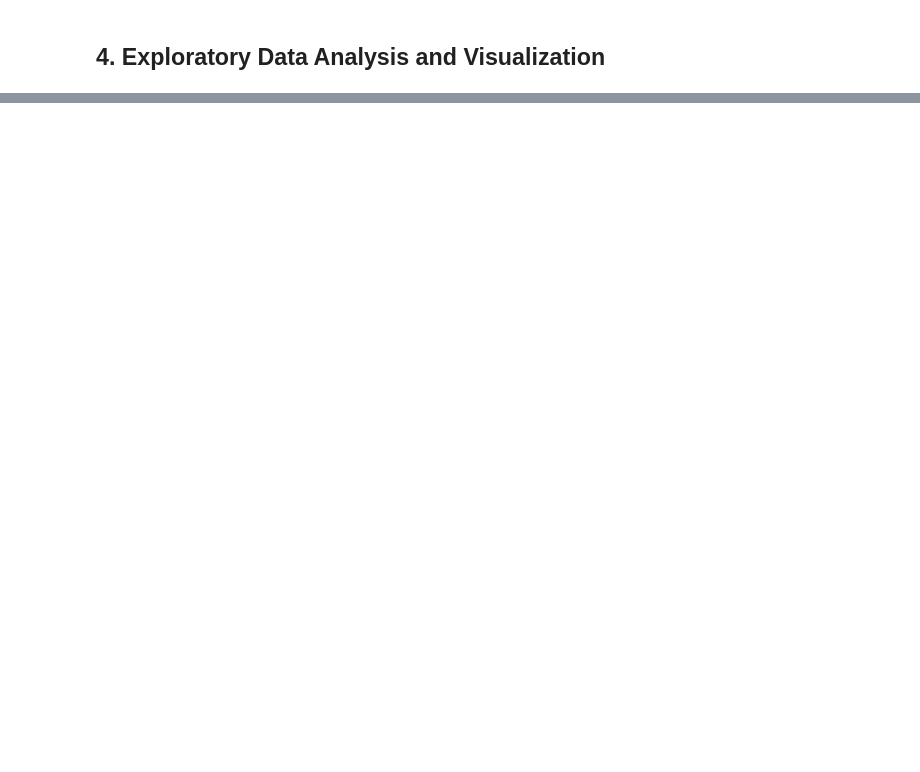
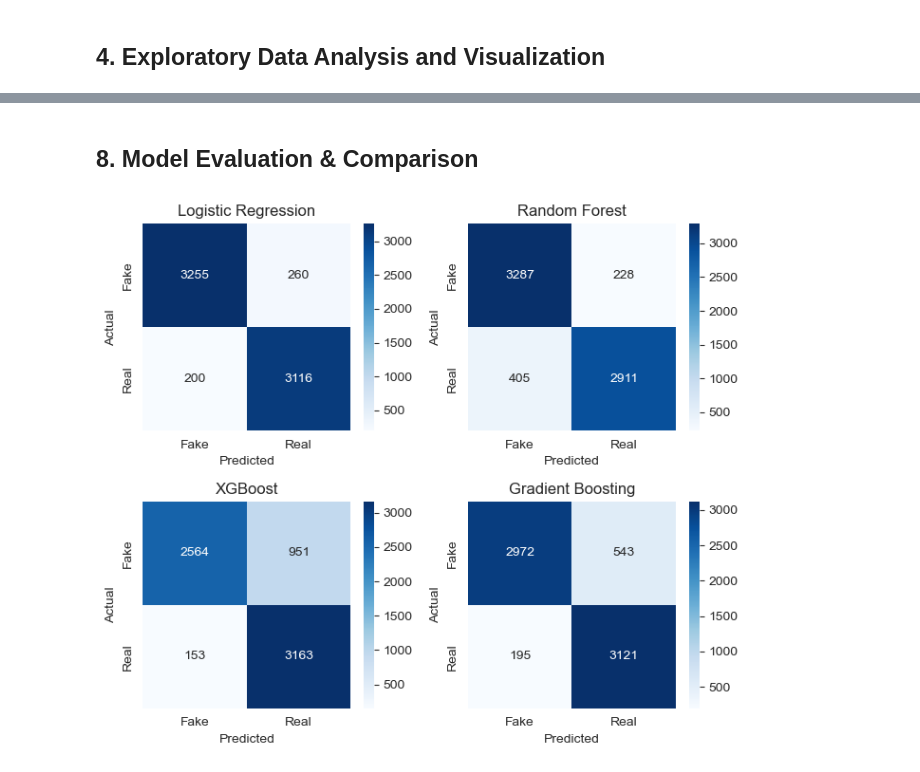
Before and after one commit to windows2t2/project-3-nlp, a Jupyter notebook: mycode.ipynb, the cells around one changed output, grey strips where cells are left out. Cells and saved outputs as stored; diff of their text form; code cells hidden in the pictures; blank space fills up the shorter version.

```diff
--- a/mycode.ipynb
+++ b/mycode.ipynb
@@ -1140,0 +407,8 @@ Sample predictions:
+# %%
+# --- Gradient Boosting ---
+print("\nTuning Gradient Boosting...")
+gb_grid = {'n_estimators': [100, 200, 300], 'learning_rate': [0.01, 0.1, 0.2], 'max_depth': [3, 5, 7], 'subsample': [0.6, 1.0]}
+gb_search = RandomizedSearchCV(GradientBoostingClassifier(random_state=42), gb_grid, n_iter=5, cv=cv, scoring='f1_macro', random_state=42)
+gb_search.fit(X_train, y_train)
+best_gb = gb_search.best_estimator_
+print(f"  Best GB: n_estimators={gb_search.best_params_['n_estimators']}, CV F1={gb_search.best_score_:.4f}")
@@ -1140,0 +418,22 @@ Sample predictions:
+# %%
+# ---- EVALUATE TUNED MODELS ----
+print("\n" + "=" * 60)
+print(" TUNED MODELS EVALUATION")
+print("=" * 60)
+
+tuned_models = {
+    'Logistic Regression (Tuned)': best_lr,
+    'Random Forest (Tuned)': best_rf,
+    'XGBoost (Tuned)': best_xgb,
+    'Gradient Boosting (Tuned)': best_gb,
+}
+
+tuned_results, tuned_preds, tuned_probas = [], {}, {}
+for name, model in tuned_models.items():
+    m, yp, ypr = evaluate_model(name, model, X_train, y_train, X_val, y_val)
+    tuned_results.append(m); tuned_preds[name] = yp; tuned_probas[name] = ypr
+    print(f"  {name}: Accuracy={m['Accuracy']:.4f}, F1={m['F1 Score']:.4f}, AUC={m['ROC-AUC']:.4f}")
+
+tuned_df = pd.DataFrame(tuned_results)
+print("\n=== Tuned Model Comparison ===")
+display(tuned_df)
@@ -1140,0 +455,16 @@ Sample predictions:
+# %% [markdown]
+## 8. Model Evaluation & Comparison
+# %%
+# Confusion Matrices
+fig, axes = plt.subplots(2, 2, figsize=(7, 6))
+axes = axes.flatten()
+for idx, (name, y_pred) in enumerate(tuned_preds.items()):
+    cm = confusion_matrix(y_val, y_pred)
+    sns.heatmap(cm, annot=True, fmt='d', cmap='Blues', ax=axes[idx],
+                xticklabels=['Fake', 'Real'], yticklabels=['Fake', 'Real'])
+    axes[idx].set_title(name.replace(' (Tuned)', ''))
+    axes[idx].set_xlabel('Predicted'); axes[idx].set_ylabel('Actual')
+plt.tight_layout()
+plt.show()
+# %% [output]
+[figure, added]
```
Also changed, not shown: parts of 64 cells of this notebook, 3 other files.
